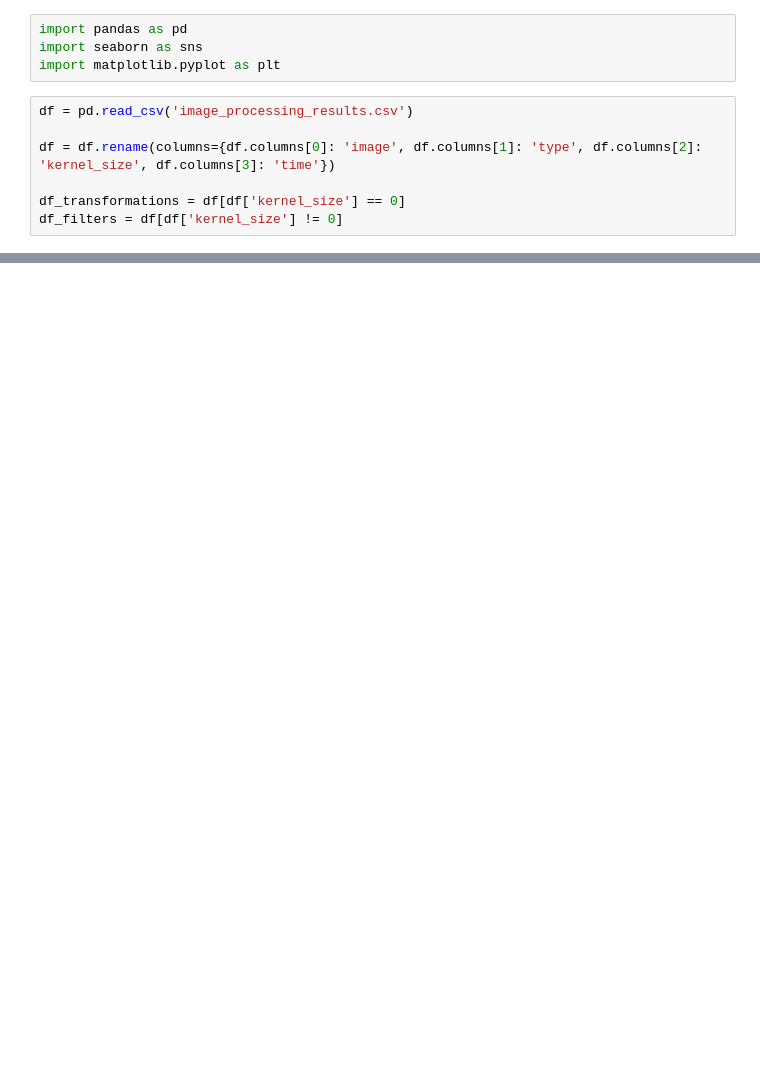
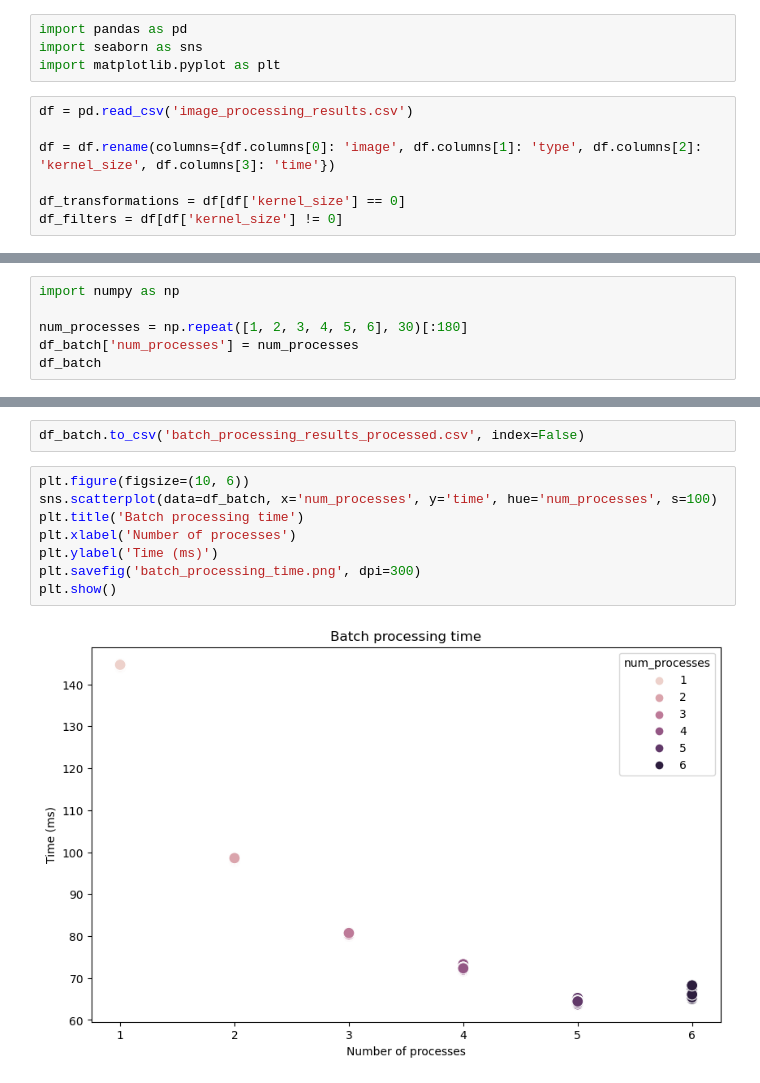
Before and after one commit to Falivith/ippd-imageprocessor, a Jupyter notebook: data_analysis.ipynb, the cells around one changed output, grey strips where cells are left out. Cells and saved outputs as stored; diff of their text form; blank space fills up the shorter version.

```diff
--- a/data_analysis.ipynb
+++ b/data_analysis.ipynb
@@ -71,0 +66,6 @@ for i in range(0, len(df_batch), 5):
+# %%
+import numpy as np
+
+num_processes = np.repeat([1, 2, 3, 4, 5, 6], 30)[:180]
+df_batch['num_processes'] = num_processes
+df_batch
@@ -71,0 +86,12 @@ for i in range(0, len(df_batch), 5):
+# %%
+df_batch.to_csv('batch_processing_results_processed.csv', index=False)
+# %%
+plt.figure(figsize=(10, 6))
+sns.scatterplot(data=df_batch, x='num_processes', y='time', hue='num_processes', s=100)
+plt.title('Batch processing time')
+plt.xlabel('Number of processes')
+plt.ylabel('Time (ms)')
+plt.savefig('batch_processing_time.png', dpi=300)
+plt.show()
+# %% [output]
+[figure, added]
```
Also changed, not shown: parts of 6 cells of this notebook.
